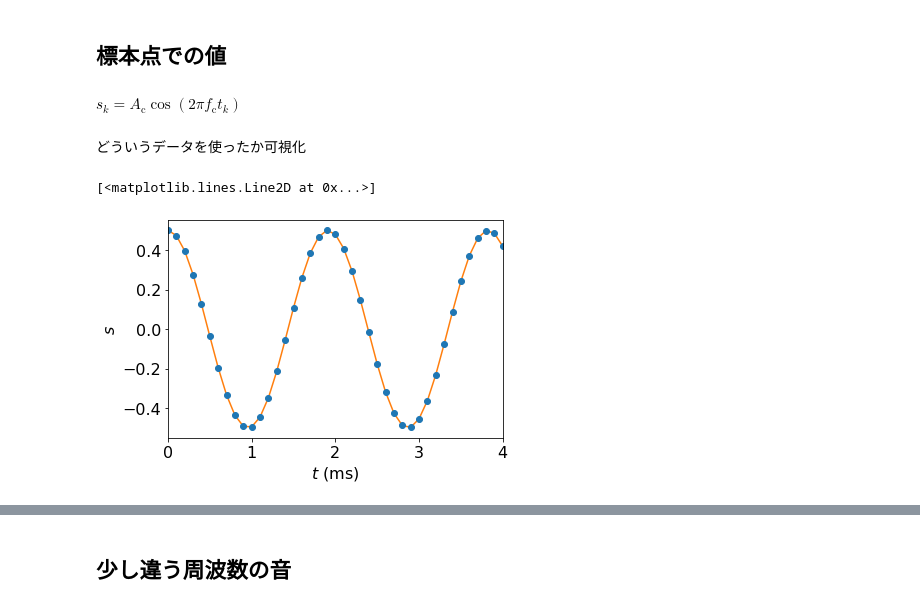
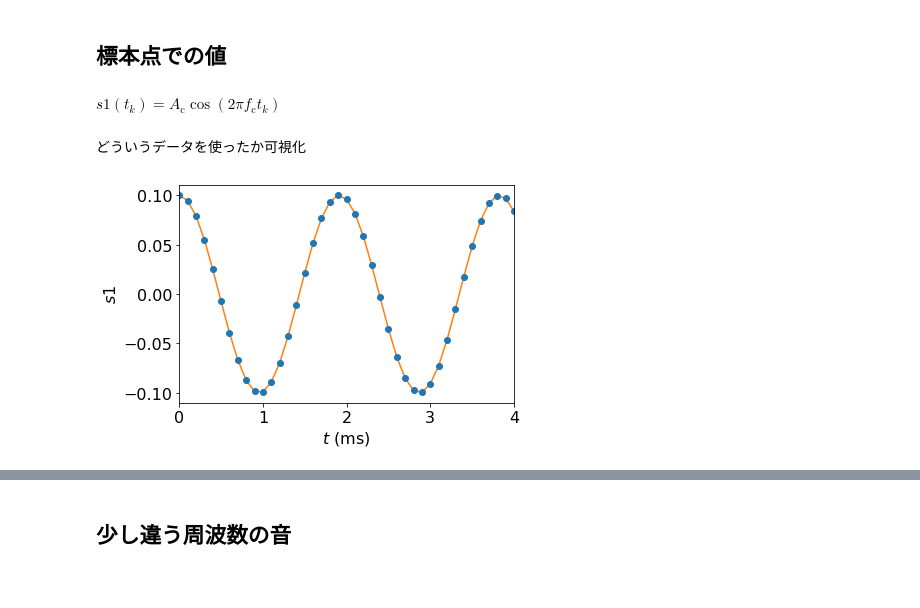
Before and after one commit to kojiyam/high_school, a Jupyter notebook: HS_modulation.ipynb, the cells around one changed output, grey strips where cells are left out. Cells and saved outputs as stored; diff of their text form; code cells hidden in the pictures.

```diff
--- a/HS_modulation.ipynb
+++ b/HS_modulation.ipynb
@@ -60,22 +58,21 @@ sampling_rate = 10 kHz であれば，サンプリング間隔は100 μs = 0.1 m
 # %% [markdown]
 ## 標本点での値
 # %%
-# 搬送波のパラメータ
-Ac = 0.5
-fc = 523 # (Hz) Carrier frequency
-s = Ac * np.cos( 2 * np.pi * fc * t )
+# 正弦波のパラメータ
+Ac = 0.1
+fc = 523 # (Hz)
+s1 = Ac * np.cos( 2 * np.pi * fc * t )
 # %% [markdown]
-$ s_k = A_\mathrm{c} \cos(2\pi f_\mathrm{c} t_k)$
+$ s1(t_k) = A_\mathrm{c} \cos(2\pi f_\mathrm{c} t_k)$
 # %% [markdown]
 どういうデータを使ったか可視化
 # %%
 plt.xlim(0,4)
 plt.xlabel("$t$ (ms)")
-plt.ylabel("$s$")
-plt.plot(t*1000, s, '-', color="tab:orange") # 横軸を1000倍して，ms単位にしている
-plt.plot(t*1000, s, 'o') # 横軸を1000倍して，ms単位にしている
-# plt.savefig("HS_modulation_01.pdf", transparent=True, bbox_inches='tight')
+plt.ylabel("$s1$")
+plt.plot(t*1000, s1, '-', color="tab:orange") # 横軸を1000倍して，ms単位にしている
+plt.plot(t*1000, s1, 'o') # 横軸を1000倍して，ms単位にしている
+plt.savefig("HS_modulation_01.pdf", transparent=True, bbox_inches='tight')
 # %% [output]
-[<matplotlib.lines.Line2D at 0x...>]
-[figure, old version]
+[figure, new version]
 # %%
```
Also changed, not shown: parts of 34 cells of this notebook.
